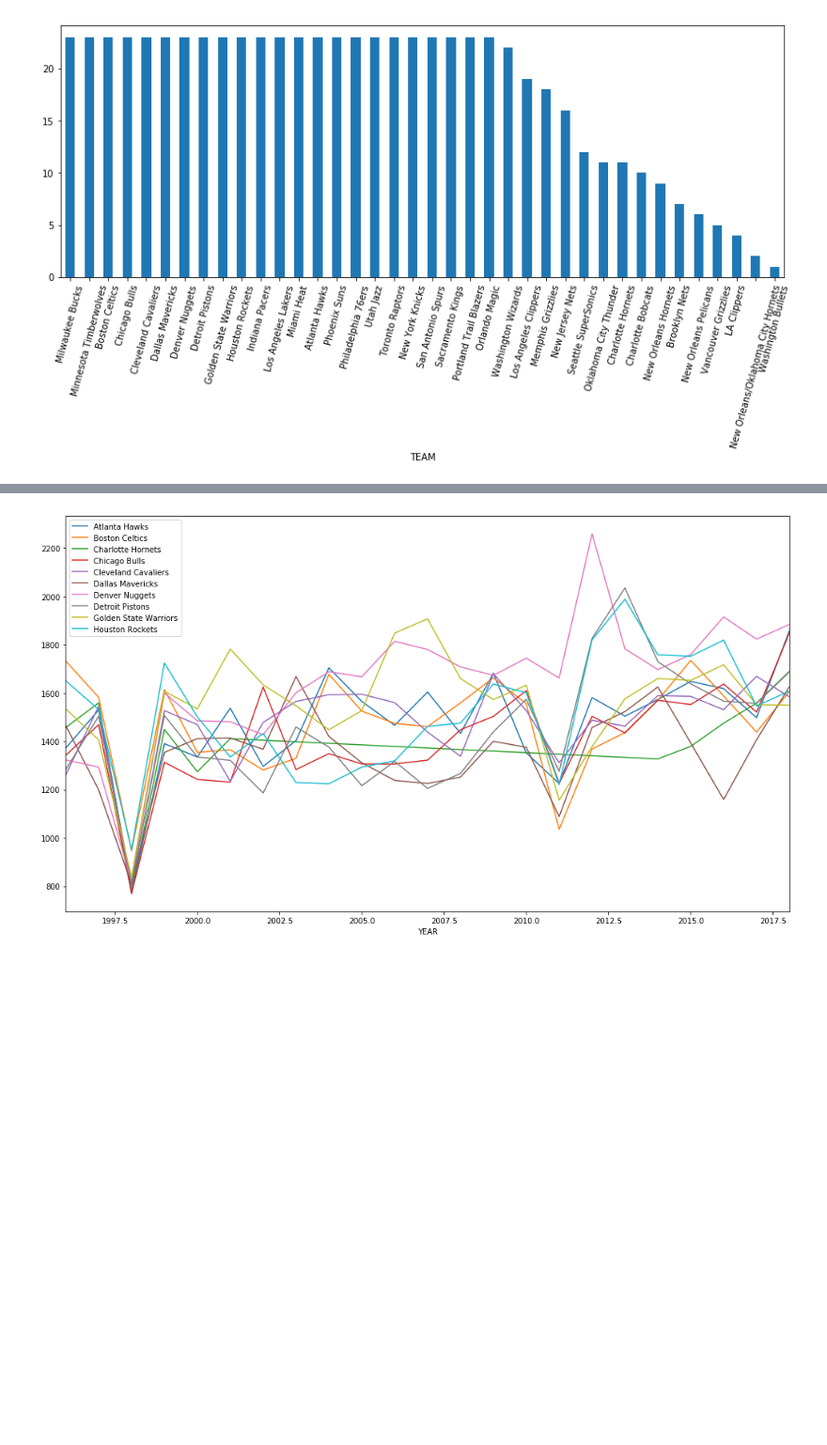
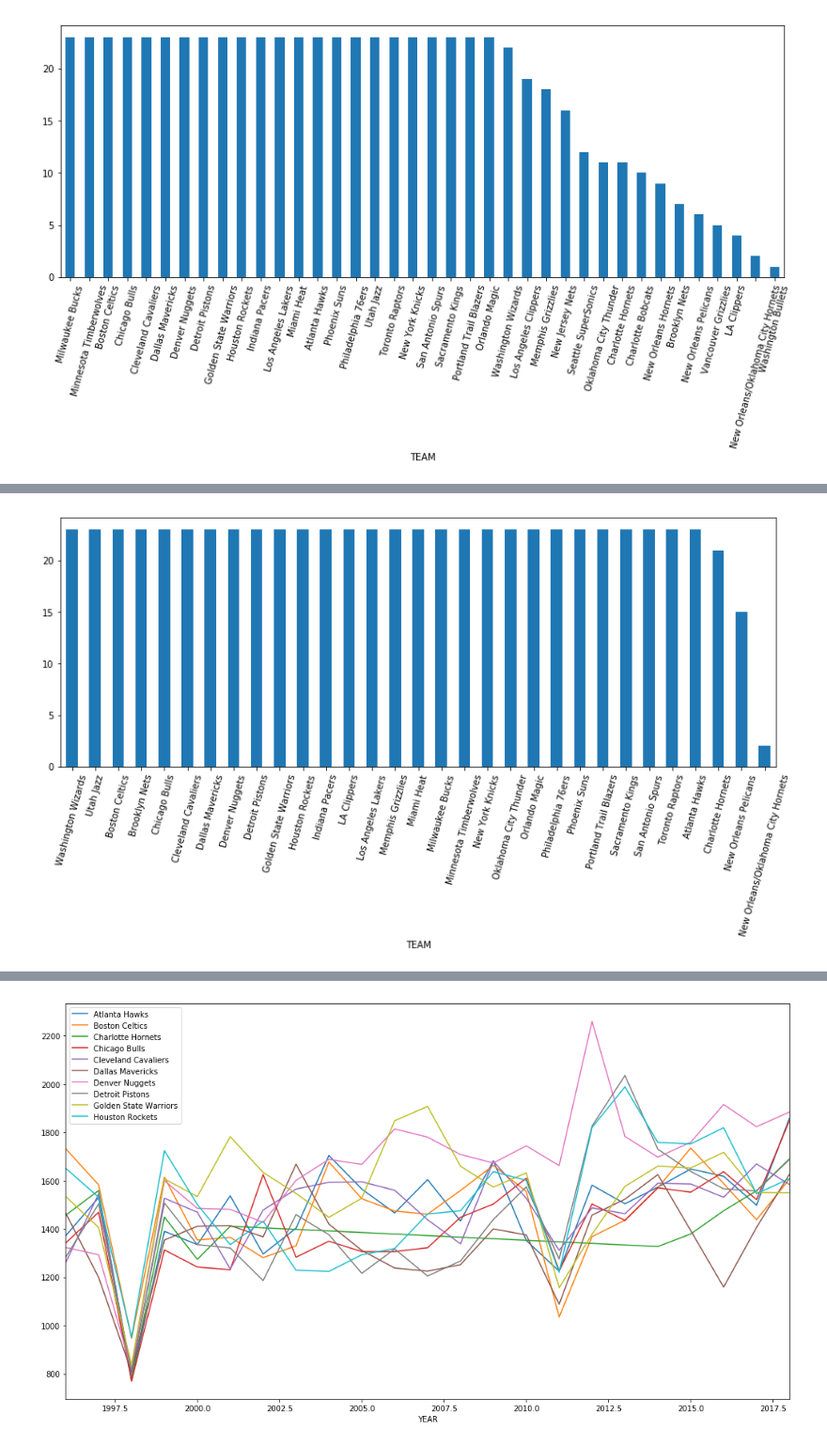
Before and after one commit to easonychang/HotShot-NBAEdition, a Jupyter notebook: Early_analysis.ipynb, the cells around one changed output, grey strips where cells are left out. Shown at 94% size. Drawn from its saved outputs; the diff is of its cells as text; code cells hidden in the pictures; blank space fills up the shorter version.

```diff
--- a/Early_analysis.ipynb
+++ b/Early_analysis.ipynb
@@ -60,3 +60,22 @@ plt.setp( ax.xaxis.get_majorticklabels(), rotation=75 )
 plt.show()
 # %% [output]
 [figure]
+# %%
+def replace_team_name(name):
+    if name == 'Seattle SuperSonics':
+        return 'Oklahoma City Thunder'
+    elif name == 'Charlotte Bobcats':
+        return 'Charlotte Hornets'
+    elif name == 'Vancouver Grizzlies':
+        return 'Memphis Grizzlies'
+    elif name == 'New Orleans Hornets':
+        return 'New Orleans Pelicans'
+    elif name == 'Washington Bullets':
+        return 'Washington Wizards'
+    elif name == 'Los Angeles Clippers':
+        return 'LA Clippers'
+    elif name == 'New Jersey Nets':
+        return 'Brooklyn Nets'
+    return name
+# %%
+df['TEAM'] = df['TEAM'].apply(replace_team_name)
@@ -62,0 +96,7 @@ plt.show()
+# %%
+fig, ax = plt.subplots(0)
+ax = df.groupby("TEAM")['YEAR'].nunique().sort_values(ascending=False).plot.bar(figsize=(14, 5))
+plt.setp( ax.xaxis.get_majorticklabels(), rotation=75 )
+plt.show()
+# %% [output]
+[figure, added]
```
Also changed, not shown: parts of 8 cells of this notebook.
